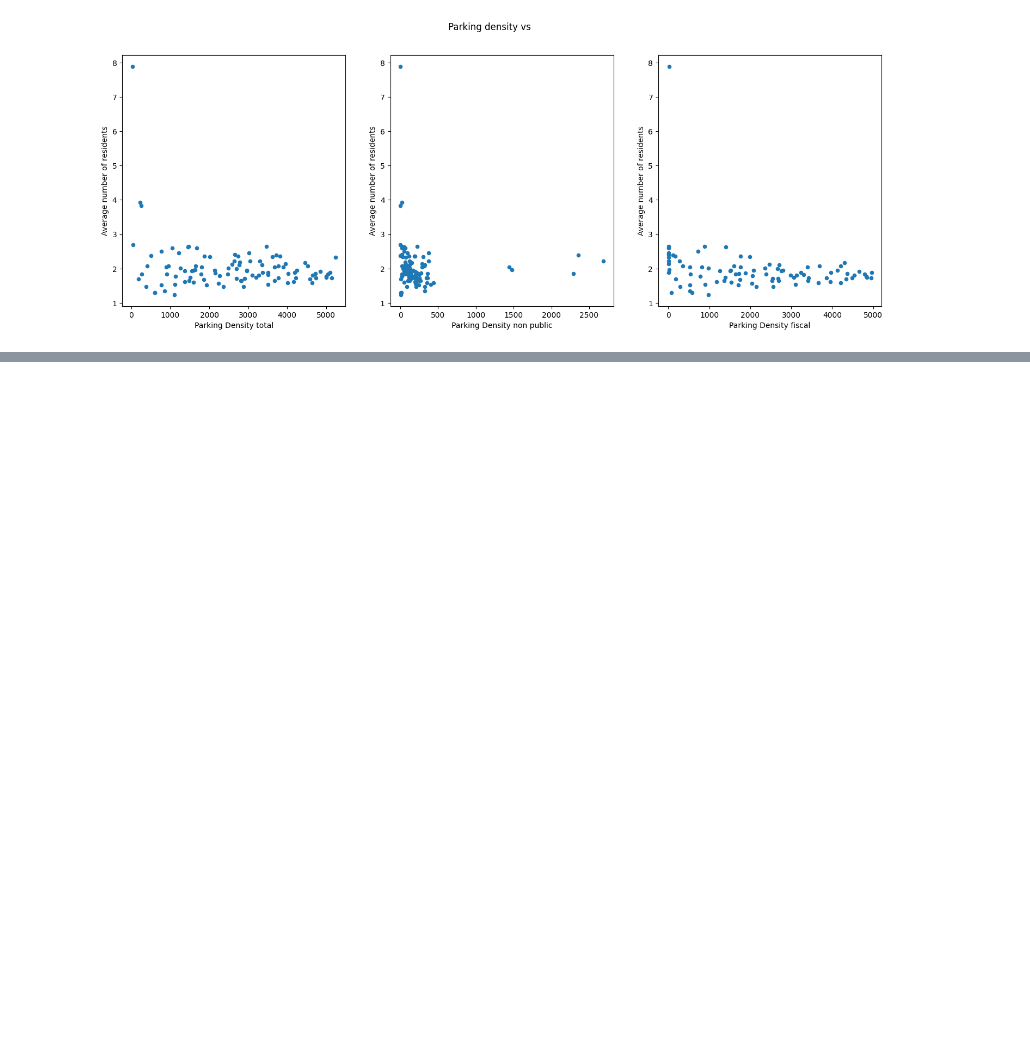
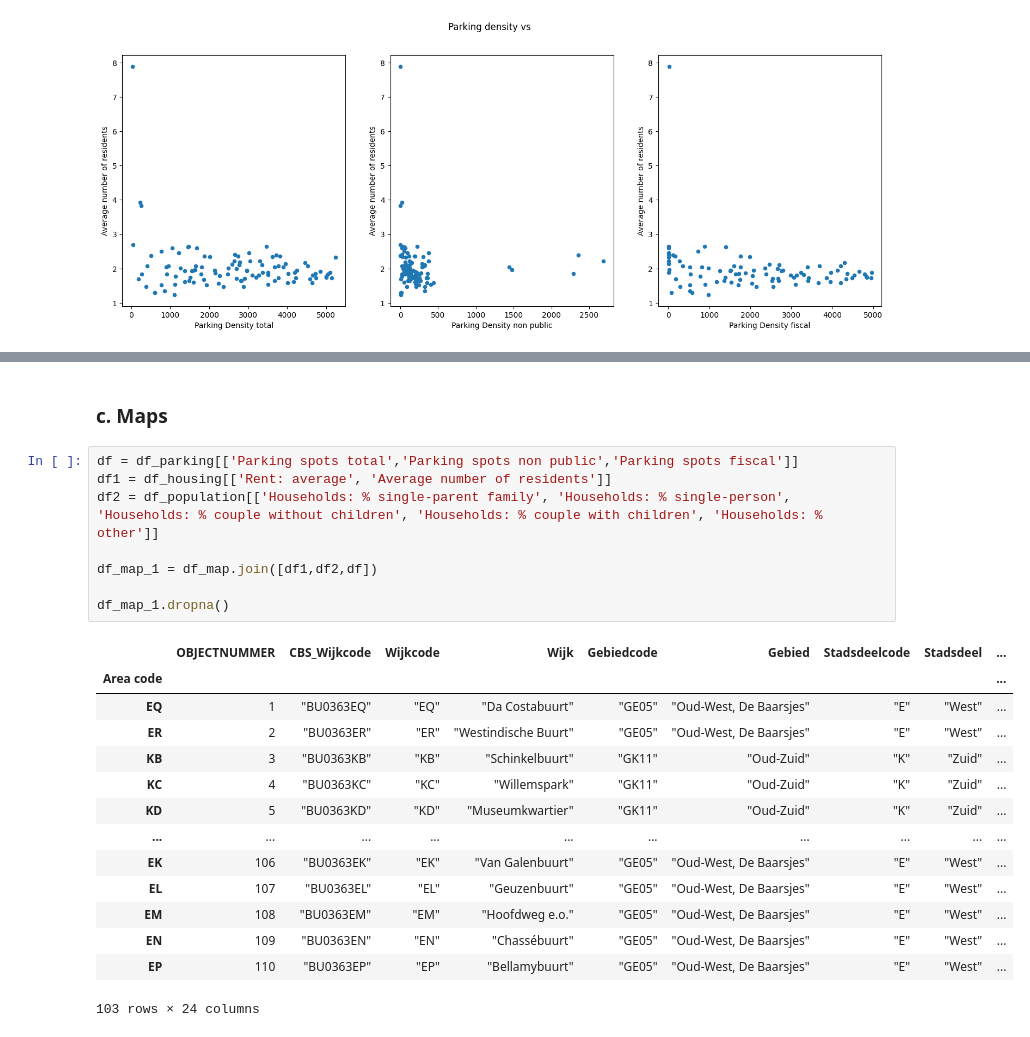
Before and after one commit to mannan272/data1, a Jupyter notebook: hackathon/team13.ipynb, the cells around one changed output, grey strips where cells are left out. Cells and saved outputs as stored; diff of their text form; blank space fills up the shorter version.

```diff
--- a/hackathon/team13.ipynb
+++ b/hackathon/team13.ipynb
@@ -190,0 +221,25 @@ plt.show()
+# %% [markdown]
+### c. Maps
+# %%
+df = df_parking[['Parking spots total','Parking spots non public','Parking spots fiscal']]
+df1 = df_housing[['Rent: average', 'Average number of residents']]
+df2 = df_population[['Households: % single-parent family', 'Households: % single-person', 'Households: % couple without children', 'Households: % couple with children', 'Households: % other']]
+
+df_map_1 = df_map.join([df1,df2,df])
+
+df_map_1.dropna()
+# %% [output]
+|  | OBJECTNUMMER | CBS_Wijkcode | Wijkcode | Wijk | Gebiedcode | Gebied | Stadsdeelcode | Stadsdeel | ... |
+| Area code |  |  |  |  |  |  |  |  | ... |
+| EQ | 1 | "BU0363EQ" | "EQ" | "Da Costabuurt" | "GE05" | "Oud-West, De Baarsjes" | "E" | "West" | ... |
+| ER | 2 | "BU0363ER" | "ER" | "Westindische Buurt" | "GE05" | "Oud-West, De Baarsjes" | "E" | "West" | ... |
+| KB | 3 | "BU0363KB" | "KB" | "Schinkelbuurt" | "GK11" | "Oud-Zuid" | "K" | "Zuid" | ... |
+| KC | 4 | "BU0363KC" | "KC" | "Willemspark" | "GK11" | "Oud-Zuid" | "K" | "Zuid" | ... |
+| KD | 5 | "BU0363KD" | "KD" | "Museumkwartier" | "GK11" | "Oud-Zuid" | "K" | "Zuid" | ... |
+| ... | ... | ... | ... | ... | ... | ... | ... | ... | ... |
+| EK | 106 | "BU0363EK" | "EK" | "Van Galenbuurt" | "GE05" | "Oud-West, De Baarsjes" | "E" | "West" | ... |
+| EL | 107 | "BU0363EL" | "EL" | "Geuzenbuurt" | "GE05" | "Oud-West, De Baarsjes" | "E" | "West" | ... |
+| EM | 108 | "BU0363EM" | "EM" | "Hoofdweg e.o." | "GE05" | "Oud-West, De Baarsjes" | "E" | "West" | ... |
+| EN | 109 | "BU0363EN" | "EN" | "Chassébuurt" | "GE05" | "Oud-West, De Baarsjes" | "E" | "West" | ... |
+| EP | 110 | "BU0363EP" | "EP" | "Bellamybuurt" | "GE05" | "Oud-West, De Baarsjes" | "E" | "West" | ... |
+103 rows × 24 columns
```
Also changed, not shown: parts of 10 cells of this notebook, 1 other file.
